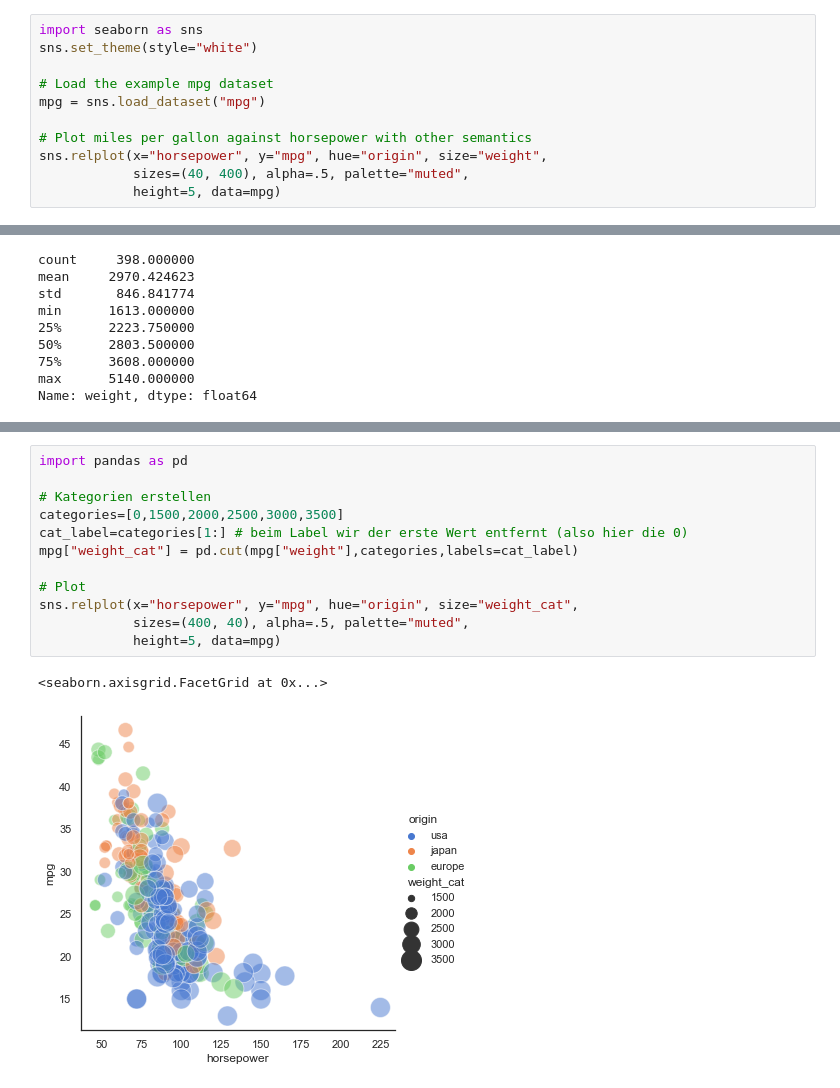
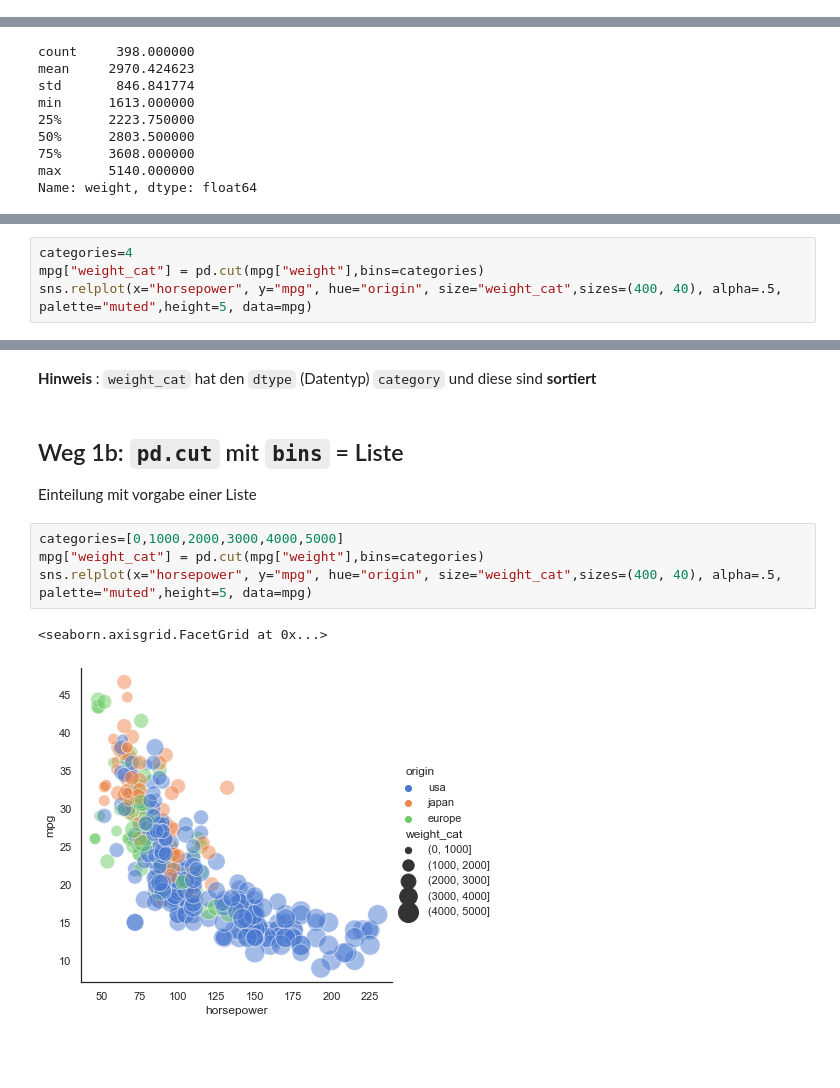
Before and after one commit to Fkaule/Daten-Visualisierung-mit-Python, a Jupyter notebook: seaborn-numerical-categorization.ipynb, the cells around one changed output, grey strips where cells are left out. Saved outputs shown, nothing was run; the diff lists cells and outputs as text; blank space fills up the shorter version.

```diff
--- a/seaborn-numerical-categorization.ipynb
+++ b/seaborn-numerical-categorization.ipynb
@@ -17,11 +9,0 @@ mit `sizes=(40, 400)` wird die minmale und maximale Größe der Punkte definiert
-# %%
-import seaborn as sns
-sns.set_theme(style="white")
-
-# Load the example mpg dataset
-mpg = sns.load_dataset("mpg")
-
-# Plot miles per gallon against horsepower with other semantics
-sns.relplot(x="horsepower", y="mpg", hue="origin", size="weight",
-            sizes=(40, 400), alpha=.5, palette="muted",
-            height=5, data=mpg)
@@ -61,0 +63,4 @@ Der leichteste Weg ist die `pandas` Funktion `cut` dafür zu benutzen
+# %%
+categories=4
+mpg["weight_cat"] = pd.cut(mpg["weight"],bins=categories)
+sns.relplot(x="horsepower", y="mpg", hue="origin", size="weight_cat",sizes=(400, 40), alpha=.5, palette="muted",height=5, data=mpg)
@@ -62,15 +86,13 @@ Der leichteste Weg ist die `pandas` Funktion `cut` dafür zu benutzen
+# %% [markdown]
+**Hinweis** : `weight_cat` hat den `dtype` (Datentyp) `category` und diese sind **sortiert**
+# %% [markdown]
+## Weg 1b: `pd.cut` mit `bins` = Liste
+
+Einteilung mit vorgabe einer Liste
 # %%
-import pandas as pd
-
-# Kategorien erstellen
-categories=[0,1500,2000,2500,3000,3500]
-cat_label=categories[1:] # beim Label wir der erste Wert entfernt (also hier die 0)
-mpg["weight_cat"] = pd.cut(mpg["weight"],categories,labels=cat_label)
-
-# Plot
-sns.relplot(x="horsepower", y="mpg", hue="origin", size="weight_cat",
-            sizes=(400, 40), alpha=.5, palette="muted",
-            height=5, data=mpg)
+categories=[0,1000,2000,3000,4000,5000]
+mpg["weight_cat"] = pd.cut(mpg["weight"],bins=categories)
+sns.relplot(x="horsepower", y="mpg", hue="origin", size="weight_cat",sizes=(400, 40), alpha=.5, palette="muted",height=5, data=mpg)
 # %% [output]
 <seaborn.axisgrid.FacetGrid at 0x...>
-[figure, old version]
+[figure, new version]
```
Also changed, not shown: parts of 23 cells of this notebook.
